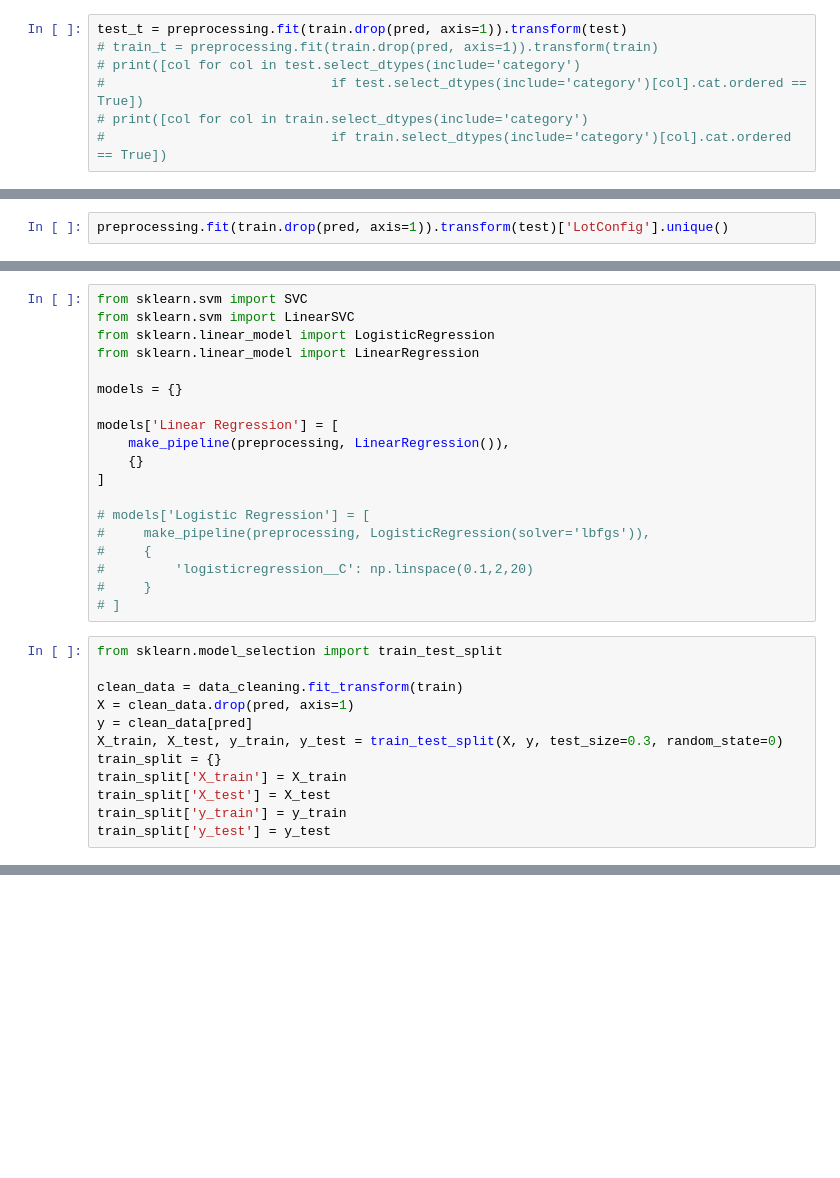
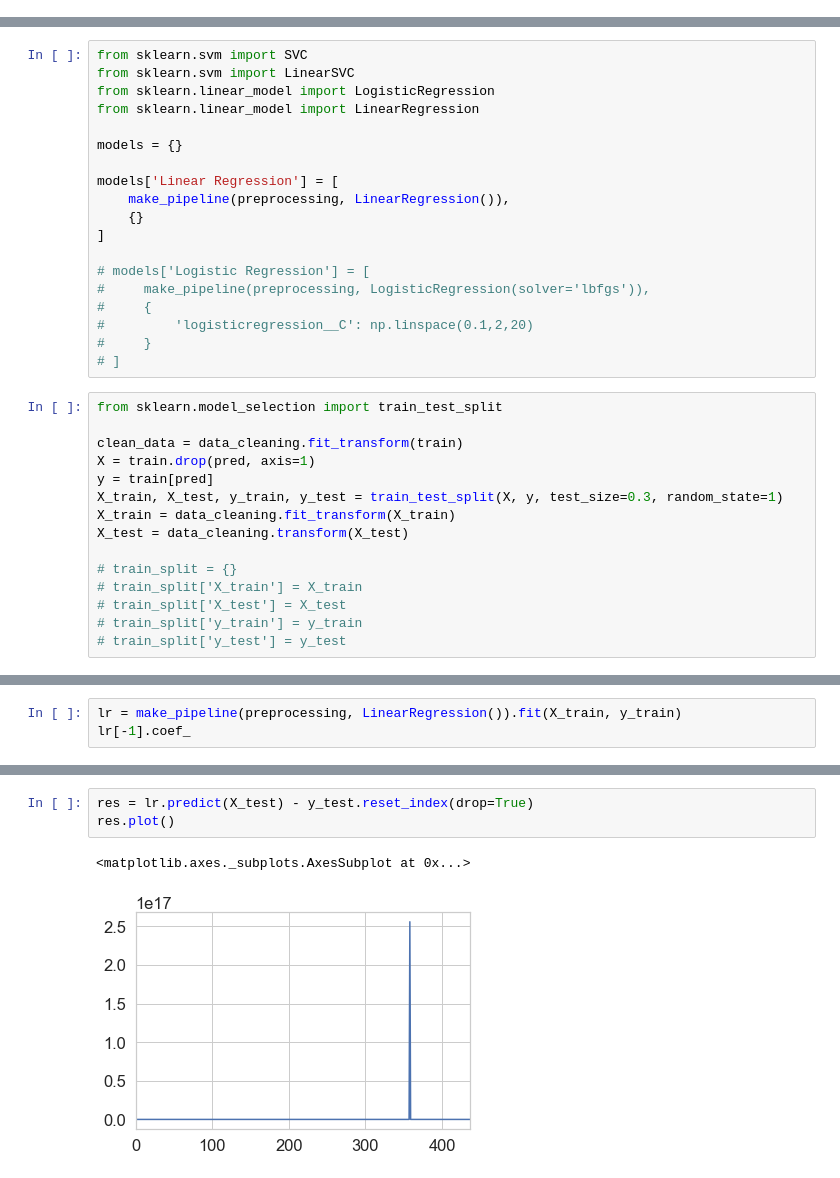
Before and after one commit to karb94/ML, a Jupyter notebook: Housing Prices/Untitled2.ipynb, the cells around one changed output, grey strips where cells are left out. Cells and saved outputs as stored; diff of their text form; blank space fills up the shorter version.

```diff
--- a/Housing Prices/Untitled2.ipynb
+++ b/Housing Prices/Untitled2.ipynb
@@ -587,7 +599,0 @@ testing = make_pipeline(data_cleaning, imputation)
-# %%
-test_t = preprocessing.fit(train.drop(pred, axis=1)).transform(test)
-# train_t = preprocessing.fit(train.drop(pred, axis=1)).transform(train)
-# print([col for col in test.select_dtypes(include='category')
-#                             if test.select_dtypes(include='category')[col].cat.ordered == True])
-# print([col for col in train.select_dtypes(include='category')
-#                             if train.select_dtypes(include='category')[col].cat.ordered == True])
@@ -738,2 +656,0 @@ pd.DataFrame([train.columns.tolist(),test.columns.tolist()]).T
-# %%
-preprocessing.fit(train.drop(pred, axis=1)).transform(test)['LotConfig'].unique()
@@ -776,11 +687,14 @@ models['Linear Regression'] = [
 from sklearn.model_selection import train_test_split
 
 clean_data = data_cleaning.fit_transform(train)
-X = clean_data.drop(pred, axis=1)
-y = clean_data[pred]
-X_train, X_test, y_train, y_test = train_test_split(X, y, test_size=0.3, random_state=0)
-train_split = {}
-train_split['X_train'] = X_train
-train_split['X_test'] = X_test
-train_split['y_train'] = y_train
-train_split['y_test'] = y_test
+X = train.drop(pred, axis=1)
+y = train[pred]
+X_train, X_test, y_train, y_test = train_test_split(X, y, test_size=0.3, random_state=1)
+X_train = data_cleaning.fit_transform(X_train)
+X_test = data_cleaning.transform(X_test)
+
+# train_split = {}
+# train_split['X_train'] = X_train
+# train_split['X_test'] = X_test
+# train_split['y_train'] = y_train
+# train_split['y_test'] = y_test
@@ -811,0 +722,3 @@ Name: SaleCondition, dtype: int64
+# %%
+lr = make_pipeline(preprocessing, LinearRegression()).fit(X_train, y_train)
+lr[-1].coef_
@@ -812,2 +743,8 @@ Name: SaleCondition, dtype: int64
+# %%
+res = lr.predict(X_test) - y_test.reset_index(drop=True)
+res.plot()
+# %% [output]
+<matplotlib.axes._subplots.AxesSubplot at 0x...>
+[figure, added]
 # %%
 from sklearn.model_selection import GridSearchCV
```
Also changed, not shown: parts of 31 cells of this notebook.
